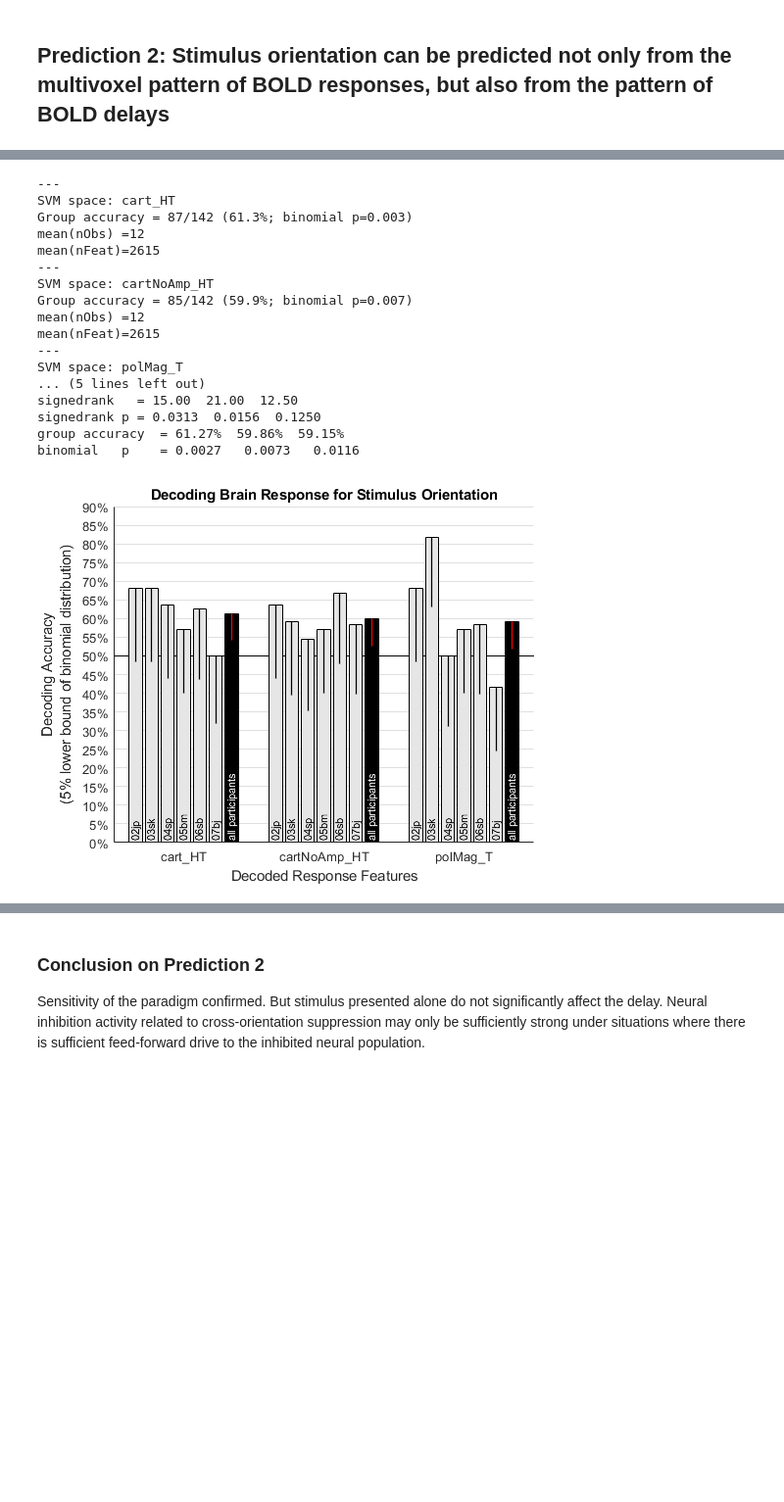
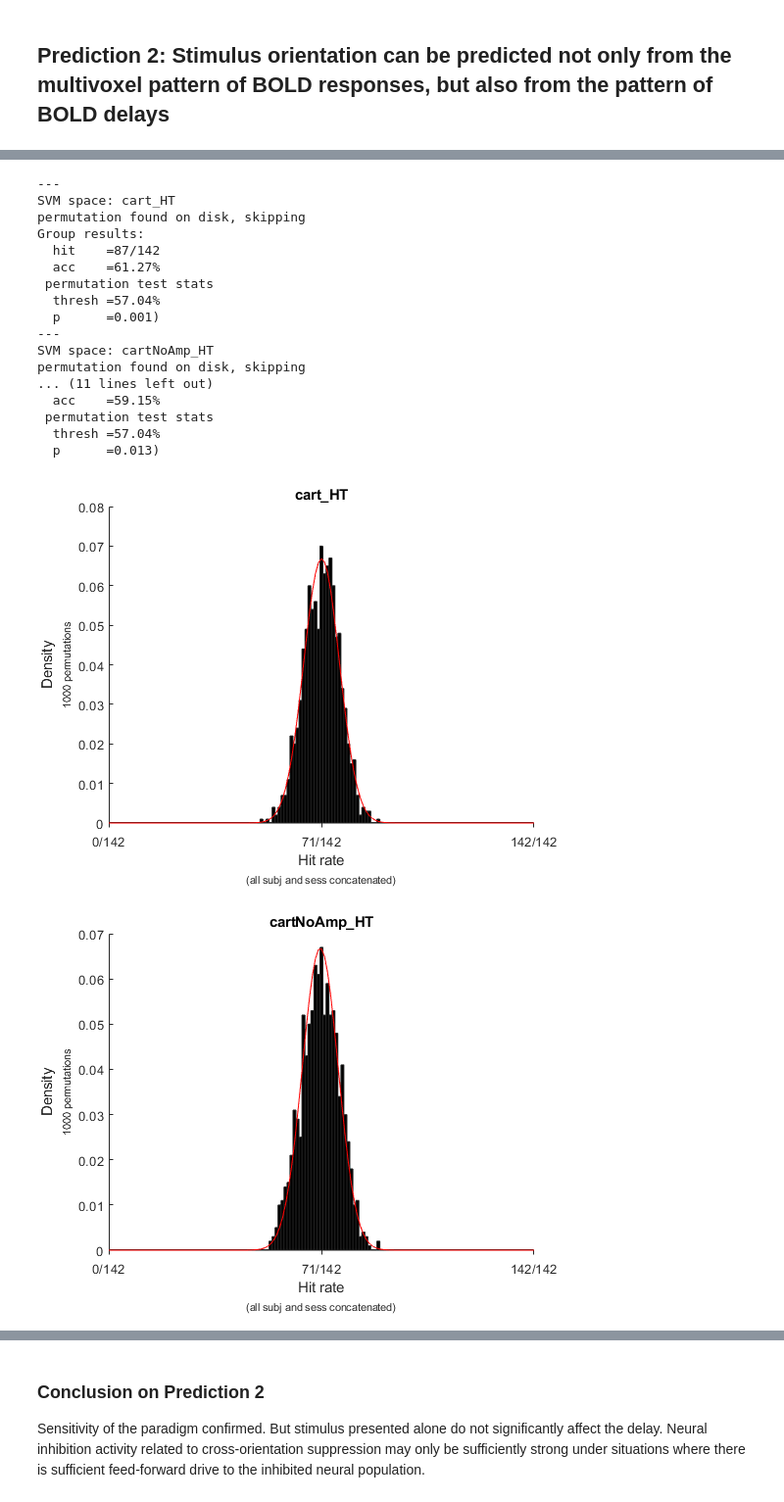
Before and after one commit to Proulx-S/HRdelay, a Jupyter notebook: neuroimaging/HRdelay.ipynb, the cells around one changed output, grey strips where cells are left out. Shown: that part at 98% size. Saved outputs shown, nothing was run; the diff lists cells and outputs as text; code cells hidden in the pictures; blank space fills up the shorter version.

```diff
--- a/neuroimaging/HRdelay.ipynb
+++ b/neuroimaging/HRdelay.ipynb
@@ -39,7 +39,7 @@ C:\Users\sebas\OneDrive - McGill University\dataBig\C-derived\DecodingHR\fun\y\d
 fitType = 'fixed';
 threshType = 'p';
 veinPerc = 20;
-saveFig = 1;
+saveFig = 0;
 defineAndShowMasks(fitType,threshType,veinPerc,saveFig)
 applyFeatSelAndClean(saveFig)
 # %% [output]
@@ -141,32 +141,33 @@ binomial   p    = 0.0027   0.0027   0.0553   0.0073   0.0073   0.0116
 # %%
 nPerm = 1000;
 
 svmSpace = 'cart_HT';
-res.(svmSpace) = runDecoding(res.(svmSpace),2);
+res.(svmSpace) = runDecoding(res.(svmSpace),nPerm);
 
 svmSpace = 'cartNoAmp_HT';
 res.(svmSpace) = runDecoding(res.(svmSpace),nPerm);
 
 svmSpace = 'polMag_T';
 res.(svmSpace) = runDecoding(res.(svmSpace),nPerm);
 
 plotDecodingPerm(res,saveFig)
 # %% [output]
 ---
 SVM space: cart_HT
-Group accuracy = 87/142 (61.3%; binomial p=0.003)
-mean(nObs) =12
-mean(nFeat)=2615
+permutation found on disk, skipping
+Group results:
+  hit    =87/142
+  acc    =61.27%
+ permutation test stats
+  thresh =57.04%
+  p      =0.001)
 ---
 SVM space: cartNoAmp_HT
-Group accuracy = 85/142 (59.9%; binomial p=0.007)
-mean(nObs) =12
-mean(nFeat)=2615
----
-SVM space: polMag_T
-... (5 lines left out)
-signedrank   = 15.00  21.00  12.50
-signedrank p = 0.0313  0.0156  0.1250
-group accuracy  = 61.27%  59.86%  59.15%
-binomial   p    = 0.0027   0.0073   0.0116
+permutation found on disk, skipping
+... (11 lines left out)
+  acc    =59.15%
+ permutation test stats
+  thresh =57.04%
+  p      =0.013)
-[figure, old version]
+[figure, new version]
+[figure, added]
```
Also changed, not shown: parts of 6 cells of this notebook, 6 other files.
